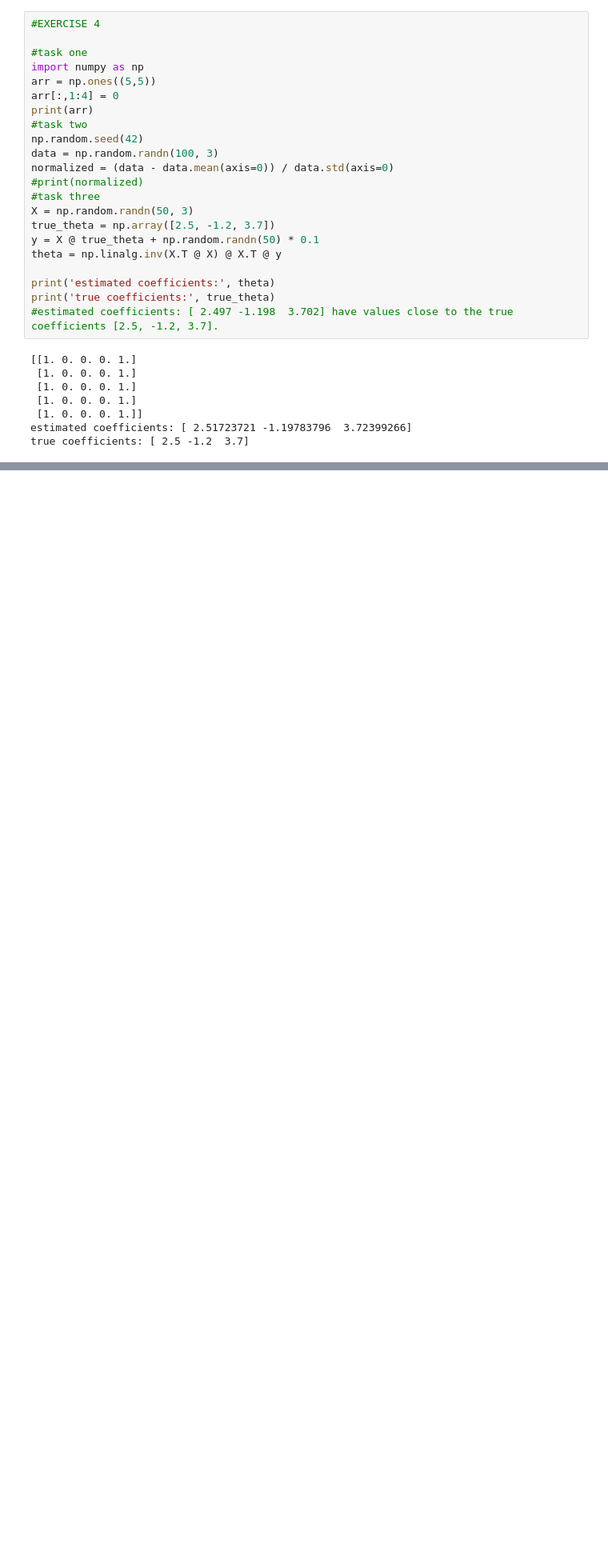
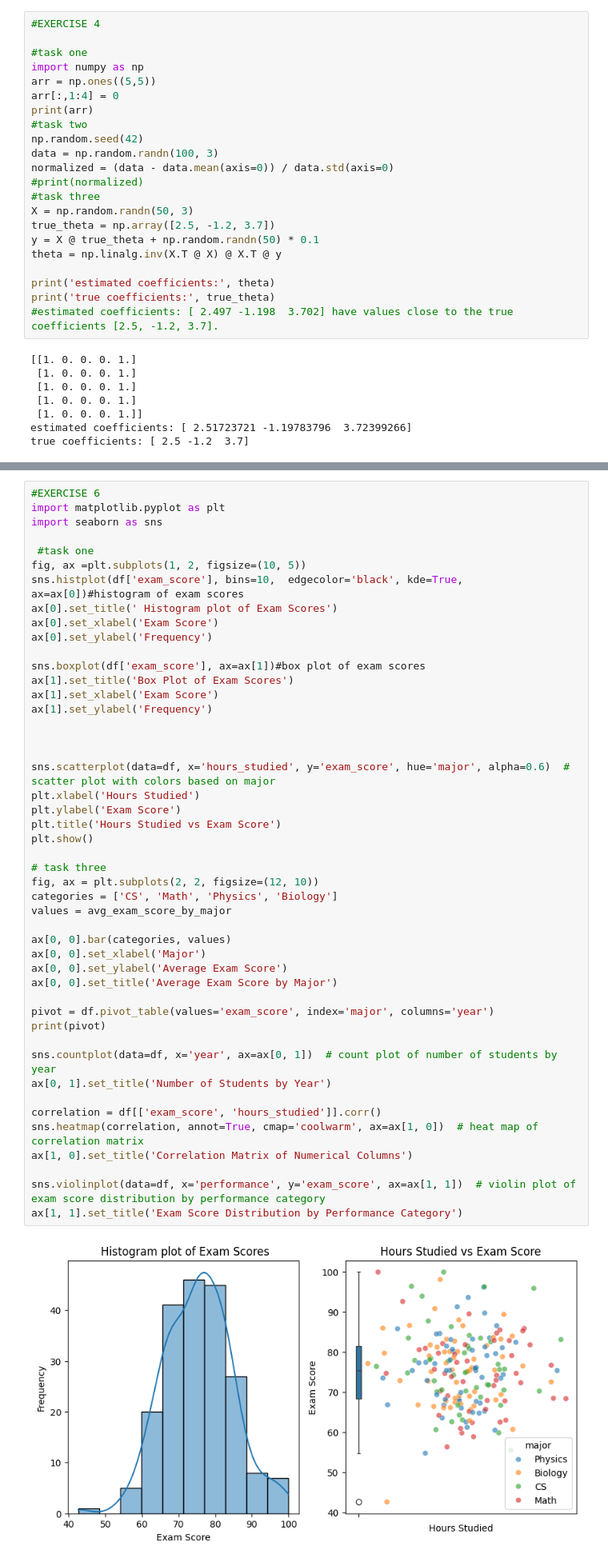
Before and after one commit to Phyron-gif/ai-course-lab0, a Jupyter notebook: notebooks/python_basics.ipynb, the cells around one changed output, grey strips where cells are left out. Shown at 80% size. Cells and saved outputs as stored; diff of their text form; blank space fills up the shorter version.

Commit message:
complete exercise 6

```diff
--- a/notebooks/python_basics.ipynb
+++ b/notebooks/python_basics.ipynb
@@ -127,0 +126,49 @@ Physics  78.030534  73.277734  72.992307  78.674931
+# %%
+#EXERCISE 6
+import matplotlib.pyplot as plt
+import seaborn as sns
+
+ #task one
+fig, ax =plt.subplots(1, 2, figsize=(10, 5))
+sns.histplot(df['exam_score'], bins=10,  edgecolor='black', kde=True, ax=ax[0])#histogram of exam scores
+ax[0].set_title(' Histogram plot of Exam Scores')
+ax[0].set_xlabel('Exam Score')
+ax[0].set_ylabel('Frequency')
+
+sns.boxplot(df['exam_score'], ax=ax[1])#box plot of exam scores
+ax[1].set_title('Box Plot of Exam Scores')
+ax[1].set_xlabel('Exam Score')
+ax[1].set_ylabel('Frequency')
+
+
+
+sns.scatterplot(data=df, x='hours_studied', y='exam_score', hue='major', alpha=0.6)  # scatter plot with colors based on major
+plt.xlabel('Hours Studied')
+plt.ylabel('Exam Score')
+plt.title('Hours Studied vs Exam Score')
+plt.show()
+
+# task three
+fig, ax = plt.subplots(2, 2, figsize=(12, 10))
+categories = ['CS', 'Math', 'Physics', 'Biology']
+values = avg_exam_score_by_major
+
+ax[0, 0].bar(categories, values)
+ax[0, 0].set_xlabel('Major')
+ax[0, 0].set_ylabel('Average Exam Score')
+ax[0, 0].set_title('Average Exam Score by Major')
+
+pivot = df.pivot_table(values='exam_score', index='major', columns='year')
+print(pivot)
+
+sns.countplot(data=df, x='year', ax=ax[0, 1])  # count plot of number of students by year
+ax[0, 1].set_title('Number of Students by Year')
+
+correlation = df[['exam_score', 'hours_studied']].corr()
+sns.heatmap(correlation, annot=True, cmap='coolwarm', ax=ax[1, 0])  # heat map of correlation matrix
+ax[1, 0].set_title('Correlation Matrix of Numerical Columns')
+
+sns.violinplot(data=df, x='performance', y='exam_score', ax=ax[1, 1])  # violin plot of exam score distribution by performance category
+ax[1, 1].set_title('Exam Score Distribution by Performance Category')
+# %% [output]
+[figure, added]
```
Also changed, not shown: parts of 2 cells of this notebook.
